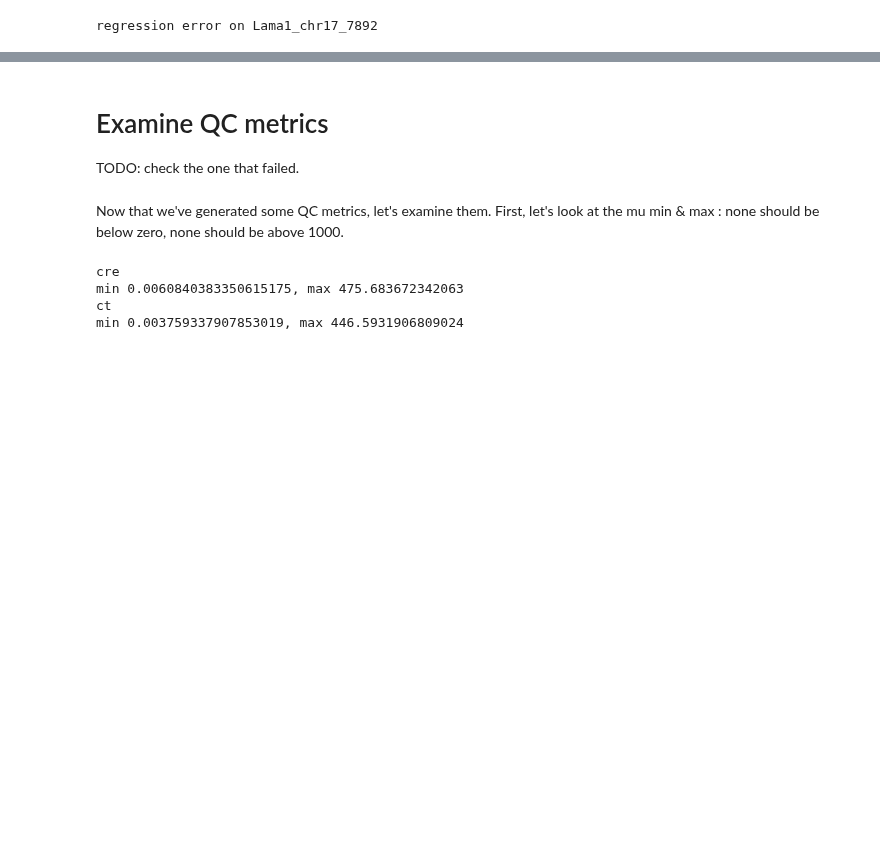
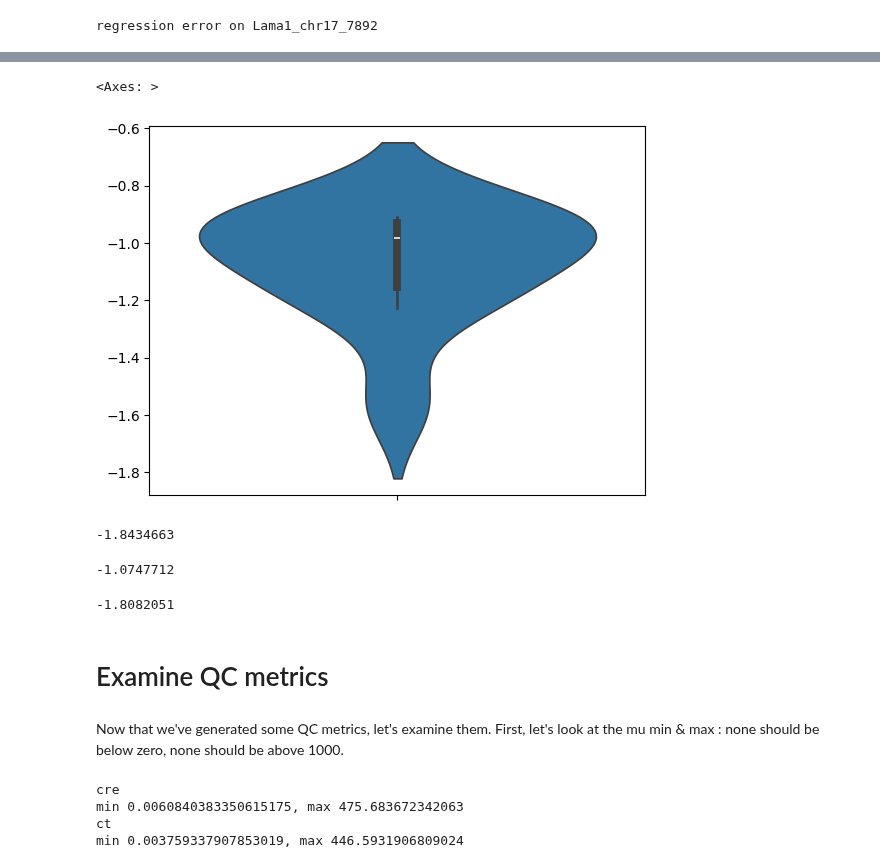
Before and after one commit to Reilly-Lab-Yale/tabula-rasa, a Jupyter notebook: analyses/supporting/shendure_mean_recap.ipynb, the cells around one changed output, grey strips where cells are left out. Cells and saved outputs as stored; diff of their text form; code cells hidden in the pictures; blank space fills up the shorter version.

```diff
--- a/analyses/supporting/shendure_mean_recap.ipynb
+++ b/analyses/supporting/shendure_mean_recap.ipynb
@@ -85,7 +180,22 @@ regression error on Lama1_chr17_7892
+# %%
+sns.violinplot(by_cell_type_thetas)
+# %% [output]
+<Axes: >
+[figure, added]
+# %%
+np.mean(by_cre_thetas)
+# %% [output]
+-1.8434663
+# %%
+np.mean(by_cell_type_thetas)
+# %% [output]
+-1.0747712
+# %%
+np.mean(np.concatenate((by_cre_thetas,by_cell_type_thetas)))
+# %% [output]
+-1.8082051
 # %% [markdown]
 # Examine QC metrics
-
-TODO: check the one that failed.
 # %% [markdown]
 Now that we've generated some QC metrics, let's examine them. First, let's look at the mu min & max : none should be below zero, none should be above 1000.
 # %%
```
Also changed, not shown: parts of 18 cells of this notebook.
